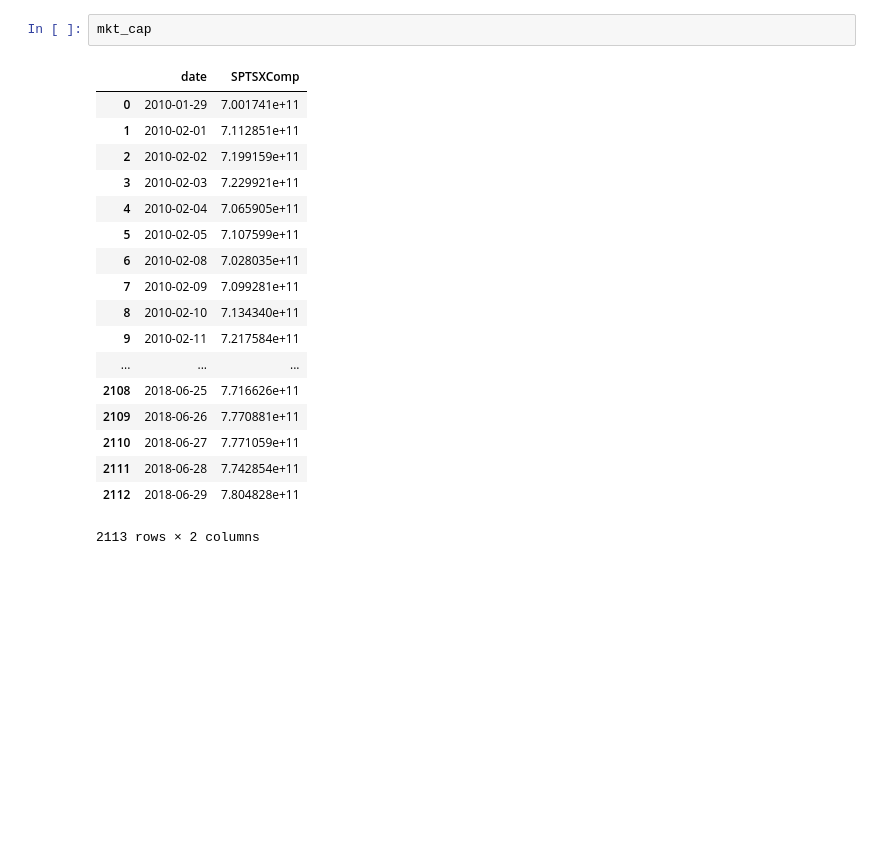
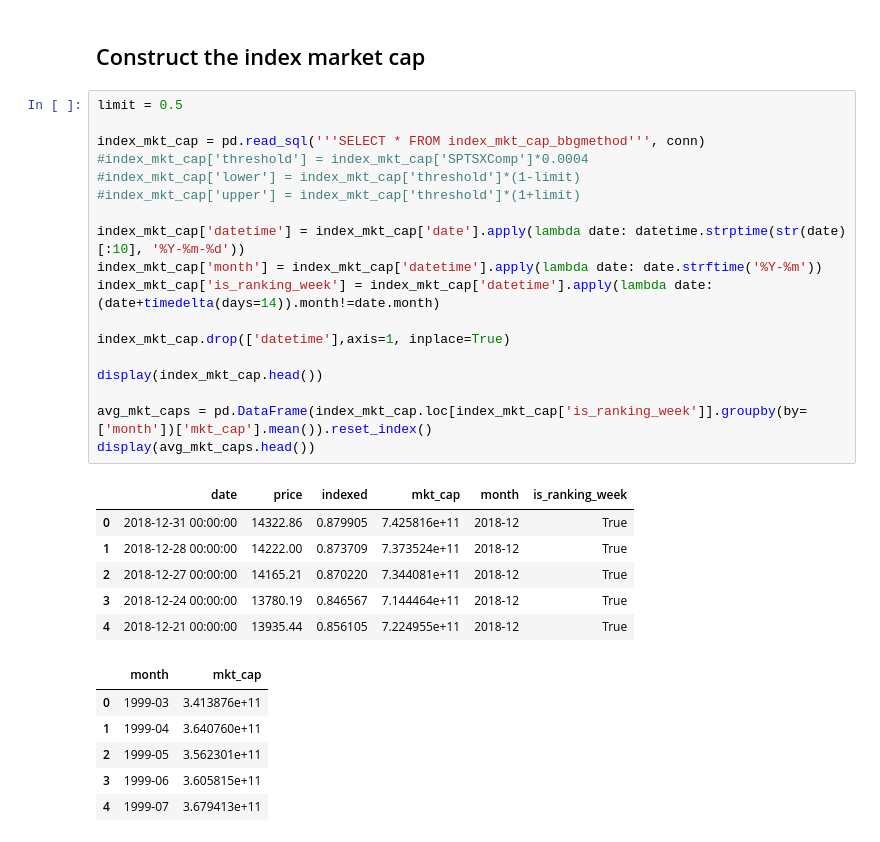
Before and after one commit to ebryce/Portfolio-Risk, a Jupyter notebook: ClusterExperiment.ipynb, the cells around one changed output. Drawn from its saved outputs; the diff is of its cells as text; blank space fills up the shorter version.

```diff
--- a/ClusterExperiment.ipynb
+++ b/ClusterExperiment.ipynb
@@ -118,21 +69,33 @@ mkt_cap.to_sql('index_mkt_cap', conn, if_exists='replace', index=False)
-# %%
-mkt_cap
-# %% [output]
-|  | date | SPTSXComp |
-| 0 | 2010-01-29 | 7.001741e+11 |
-| 1 | 2010-02-01 | 7.112851e+11 |
-| 2 | 2010-02-02 | 7.199159e+11 |
-| 3 | 2010-02-03 | 7.229921e+11 |
-| 4 | 2010-02-04 | 7.065905e+11 |
-| 5 | 2010-02-05 | 7.107599e+11 |
-| 6 | 2010-02-08 | 7.028035e+11 |
-| 7 | 2010-02-09 | 7.099281e+11 |
-| 8 | 2010-02-10 | 7.134340e+11 |
-| 9 | 2010-02-11 | 7.217584e+11 |
-| ... | ... | ... |
-| 2108 | 2018-06-25 | 7.716626e+11 |
-| 2109 | 2018-06-26 | 7.770881e+11 |
-| 2110 | 2018-06-27 | 7.771059e+11 |
-| 2111 | 2018-06-28 | 7.742854e+11 |
-| 2112 | 2018-06-29 | 7.804828e+11 |
-2113 rows × 2 columns
+# %% [markdown]
+## Construct the index market cap
+# %%
+limit = 0.5
+
+index_mkt_cap = pd.read_sql('''SELECT * FROM index_mkt_cap_bbgmethod''', conn)
+#index_mkt_cap['threshold'] = index_mkt_cap['SPTSXComp']*0.0004
+#index_mkt_cap['lower'] = index_mkt_cap['threshold']*(1-limit)
+#index_mkt_cap['upper'] = index_mkt_cap['threshold']*(1+limit)
+
+index_mkt_cap['datetime'] = index_mkt_cap['date'].apply(lambda date: datetime.strptime(str(date)[:10], '%Y-%m-%d'))
+index_mkt_cap['month'] = index_mkt_cap['datetime'].apply(lambda date: date.strftime('%Y-%m'))
+index_mkt_cap['is_ranking_week'] = index_mkt_cap['datetime'].apply(lambda date: (date+timedelta(days=14)).month!=date.month)
+
+index_mkt_cap.drop(['datetime'],axis=1, inplace=True)
+
+display(index_mkt_cap.head())
+
+avg_mkt_caps = pd.DataFrame(index_mkt_cap.loc[index_mkt_cap['is_ranking_week']].groupby(by=['month'])['mkt_cap'].mean()).reset_index()
+display(avg_mkt_caps.head())
+# %% [output]
+|  | date | price | indexed | mkt_cap | month | is_ranking_week |
+| 0 | 2018-12-31 00:00:00 | 14322.86 | 0.879905 | 7.425816e+11 | 2018-12 | True |
+| 1 | 2018-12-28 00:00:00 | 14222.00 | 0.873709 | 7.373524e+11 | 2018-12 | True |
+| 2 | 2018-12-27 00:00:00 | 14165.21 | 0.870220 | 7.344081e+11 | 2018-12 | True |
+| 3 | 2018-12-24 00:00:00 | 13780.19 | 0.846567 | 7.144464e+11 | 2018-12 | True |
+| 4 | 2018-12-21 00:00:00 | 13935.44 | 0.856105 | 7.224955e+11 | 2018-12 | True |
+|  | month | mkt_cap |
+| 0 | 1999-03 | 3.413876e+11 |
+| 1 | 1999-04 | 3.640760e+11 |
+| 2 | 1999-05 | 3.562301e+11 |
+| 3 | 1999-06 | 3.605815e+11 |
+| 4 | 1999-07 | 3.679413e+11 |
```
Also changed, not shown: parts of 13 cells of this notebook, 6 other files.
